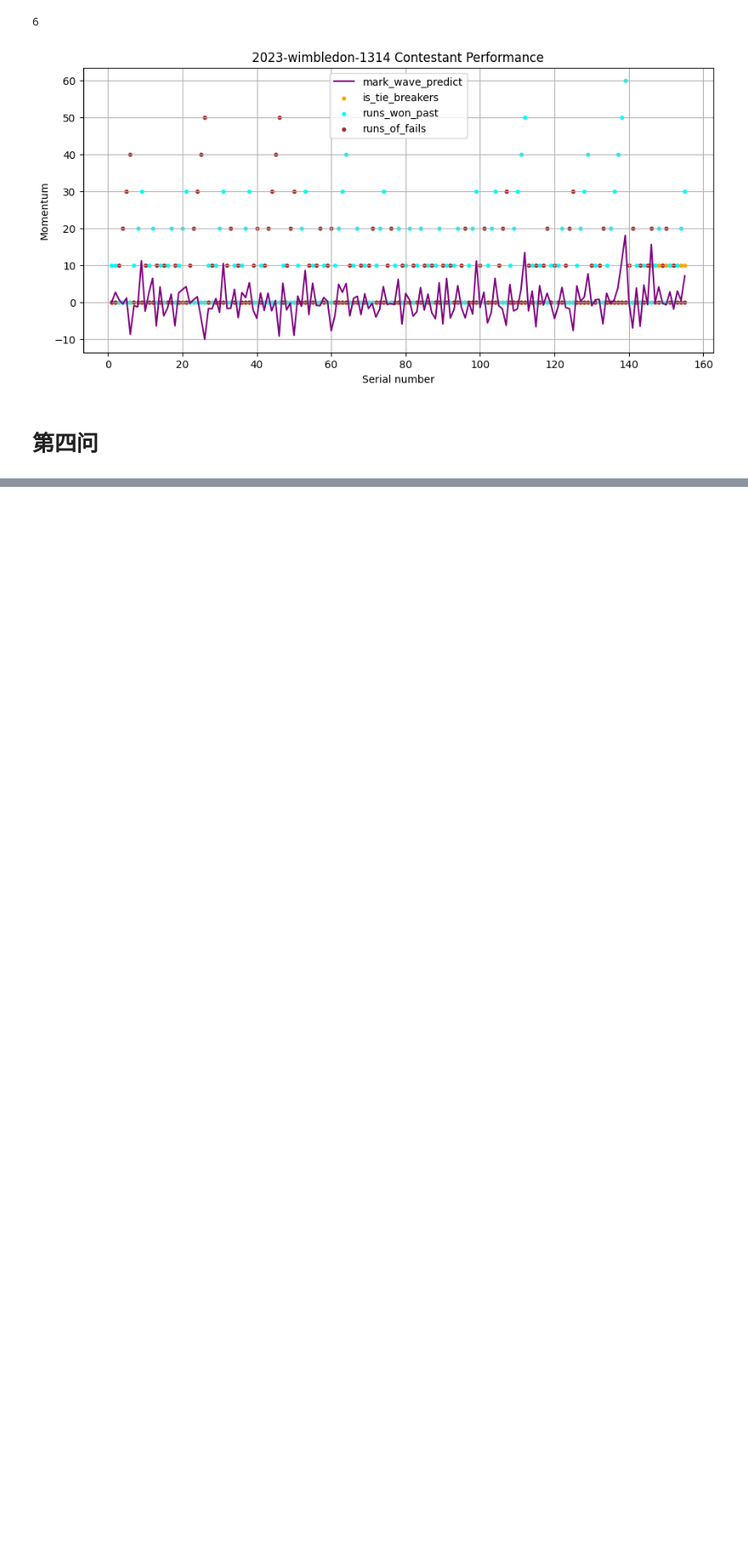
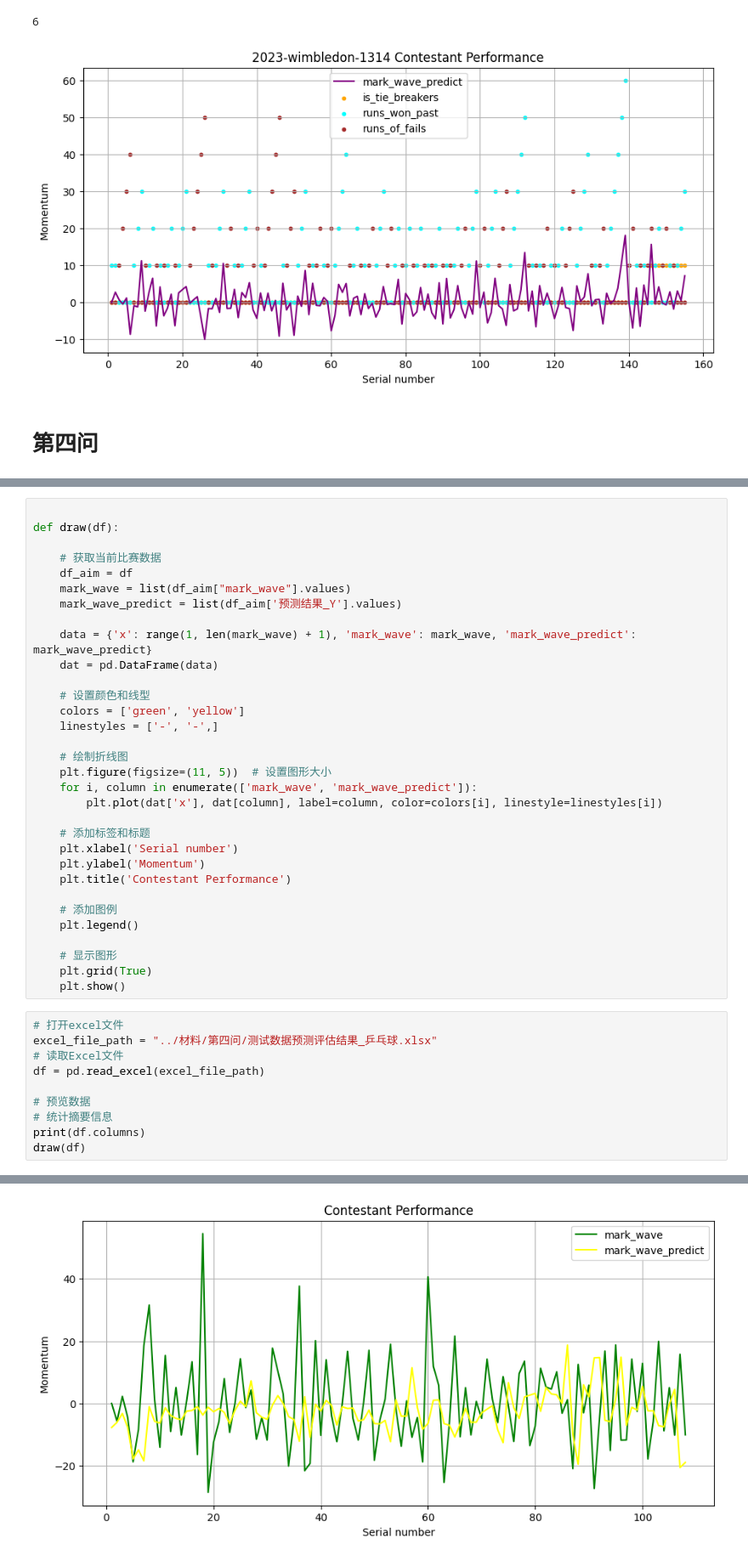
Before and after one commit to CSUST-Math-Team/MCM2024, a Jupyter notebook: 2-数据处理与分析/数据分析/代码/CODE.ipynb, the cells around one changed output, grey strips where cells are left out. Shown at 85% size. Saved outputs shown, nothing was run; the diff lists cells and outputs as text; blank space fills up the shorter version.

```diff
--- a/2-数据处理与分析/数据分析/代码/CODE.ipynb
+++ b/2-数据处理与分析/数据分析/代码/CODE.ipynb
@@ -525,0 +595,43 @@ Error
+# %%
+
+def draw(df):
+
+    # 获取当前比赛数据
+    df_aim = df
+    mark_wave = list(df_aim["mark_wave"].values)
+    mark_wave_predict = list(df_aim['预测结果_Y'].values)
+
+    data = {'x': range(1, len(mark_wave) + 1), 'mark_wave': mark_wave, 'mark_wave_predict': mark_wave_predict}
+    dat = pd.DataFrame(data)
+
+    # 设置颜色和线型
+    colors = ['green', 'yellow']
+    linestyles = ['-', '-',]
+
+    # 绘制折线图
+    plt.figure(figsize=(11, 5))  # 设置图形大小
+    for i, column in enumerate(['mark_wave', 'mark_wave_predict']):
+        plt.plot(dat['x'], dat[column], label=column, color=colors[i], linestyle=linestyles[i])
+
+    # 添加标签和标题
+    plt.xlabel('Serial number')
+    plt.ylabel('Momentum')
+    plt.title('Contestant Performance')
+
+    # 添加图例
+    plt.legend()
+
+    # 显示图形
+    plt.grid(True)
+    plt.show()
+# %%
+# 打开excel文件
+excel_file_path = "../材料/第四问/测试数据预测评估结果_乒乓球.xlsx"
+# 读取Excel文件
+df = pd.read_excel(excel_file_path)
+
+# 预览数据
+# 统计摘要信息
+print(df.columns)
+draw(df)
+# %% [output]
@@ -525,0 +641 @@ Error
+[figure, added]
```
Also changed, not shown: parts of 6 cells of this notebook, 14 other files.
